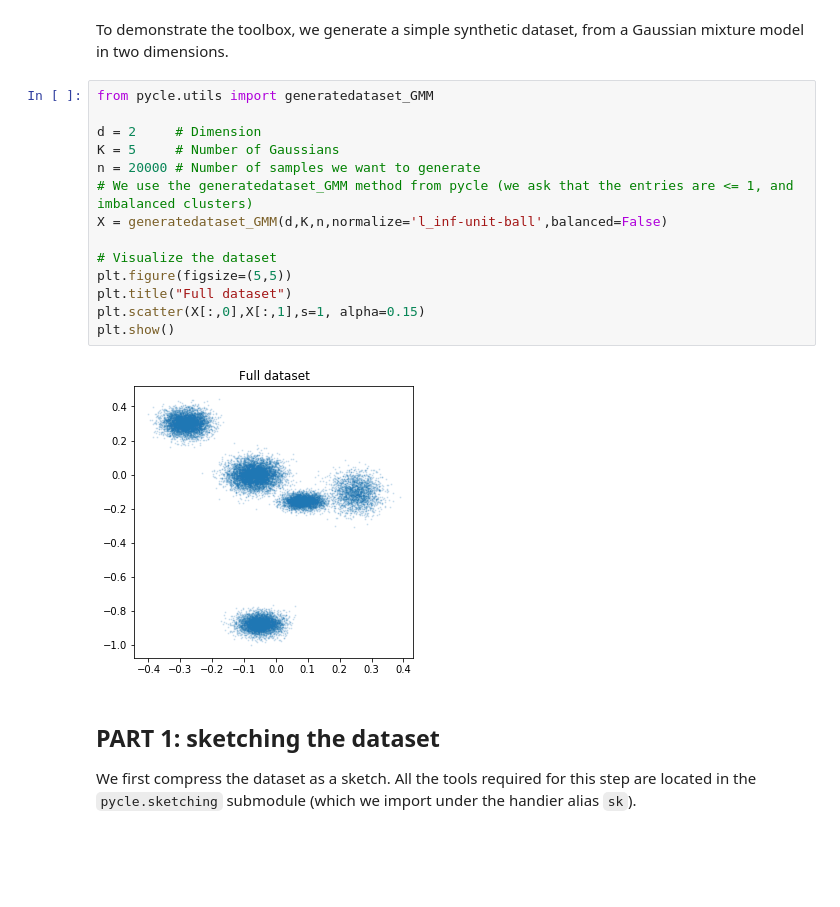
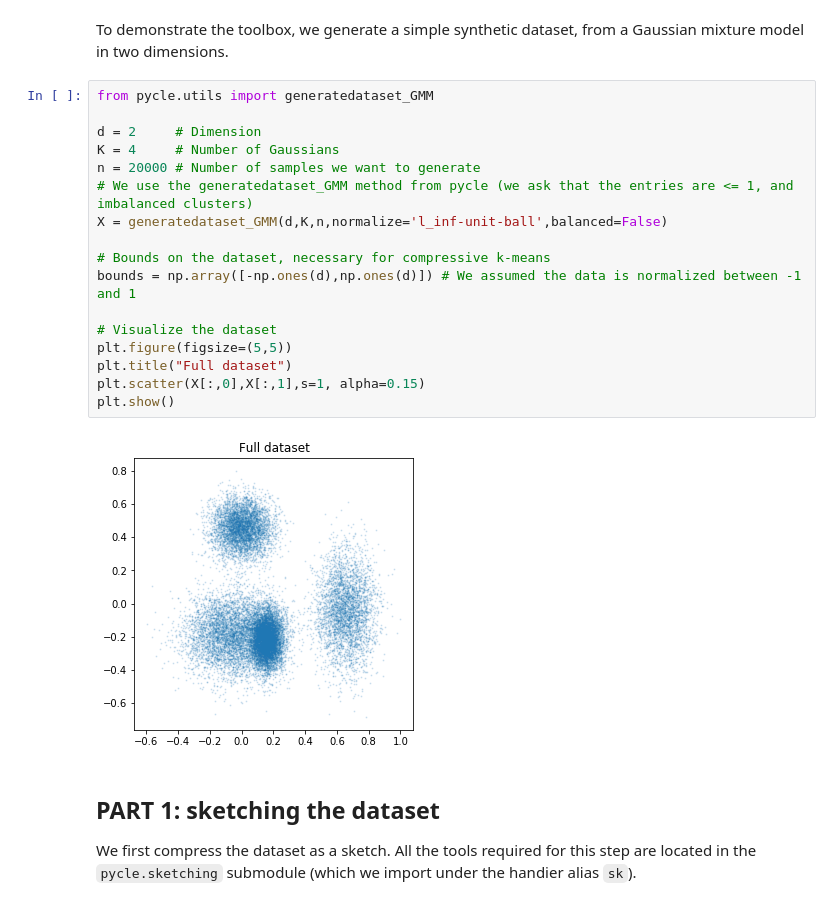
Before and after one commit to schellekensv/pycle, a Jupyter notebook: Demo_0-minimal_working_example.ipynb, the cells around one changed output. Drawn from its saved outputs; the diff is of its cells as text; blank space fills up the shorter version.

```diff
--- a/Demo_0-minimal_working_example.ipynb
+++ b/Demo_0-minimal_working_example.ipynb
@@ -20,19 +20,22 @@ To demonstrate the toolbox, we generate a simple synthetic dataset, from a Gauss
 # %%
 from pycle.utils import generatedataset_GMM
 
 d = 2     # Dimension
-K = 5     # Number of Gaussians
+K = 4     # Number of Gaussians
 n = 20000 # Number of samples we want to generate
 # We use the generatedataset_GMM method from pycle (we ask that the entries are <= 1, and imbalanced clusters)
 X = generatedataset_GMM(d,K,n,normalize='l_inf-unit-ball',balanced=False)
+
+# Bounds on the dataset, necessary for compressive k-means
+bounds = np.array([-np.ones(d),np.ones(d)]) # We assumed the data is normalized between -1 and 1
 
 # Visualize the dataset
 plt.figure(figsize=(5,5))
 plt.title("Full dataset")
 plt.scatter(X[:,0],X[:,1],s=1, alpha=0.15)
 plt.show()
 # %% [output]
-[figure, old version]
+[figure, new version]
 # %% [markdown]
 ## PART 1: sketching the dataset
 We first compress the dataset as a sketch. All the tools required for this step are located in the `pycle.sketching` submodule (which we import under the handier alias `sk`).
```
Also changed, not shown: parts of 4 cells of this notebook, 6 other files.
